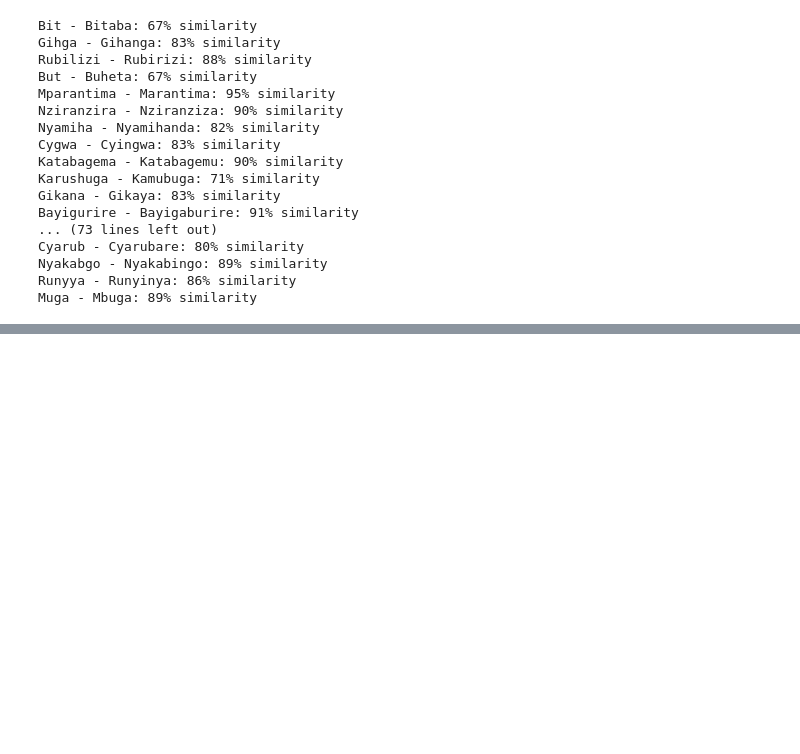
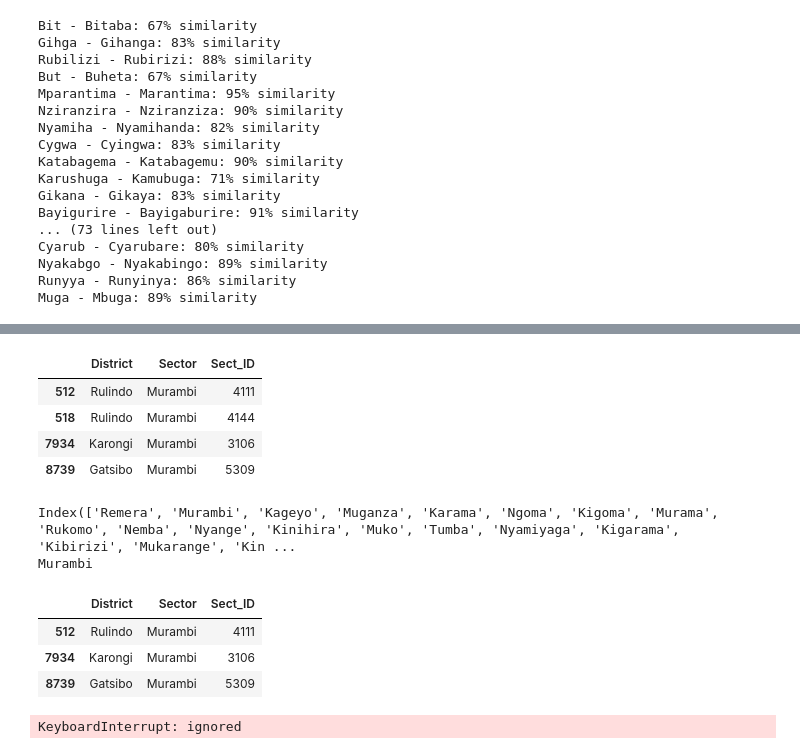
Before and after one commit to BloomTech-Labs/bridges-to-prosperity-ds-b, a Jupyter notebook: notebooks/Match_village_ids.ipynb, the cells around one changed output, grey strips where cells are left out. Drawn from its saved outputs; the diff is of its cells as text; code cells hidden in the pictures; blank space fills up the shorter version.

```diff
--- a/notebooks/Match_village_ids.ipynb
+++ b/notebooks/Match_village_ids.ipynb
@@ -528,0 +799,69 @@ df=df.replace({'Cell': {'Bit': 'Bitare',
+# %%
+# Assign IDs to sectors
+# create an ID key for the sector values
+sect_key = names_codes[['District','Sector','Sect_ID']].drop_duplicates('Sect_ID')
+
+cell_key = names_codes[['District','Sector','Cell','Sect_ID','Cell_ID']].drop_duplicates('Cell_ID')
+# %%
+sect_key[sect_key.Sector == 'Murambi']
+# %% [output]
+|  | District | Sector | Sect_ID |
+| 512 | Rulindo | Murambi | 4111 |
+| 518 | Rulindo | Murambi | 4144 |
+| 7934 | Karongi | Murambi | 3106 |
+| 8739 | Gatsibo | Murambi | 5309 |
+# %%
+# check if there are any duplicate sectors in a single district
+repeats = sect_key.Sector.value_counts()[:30]
+print(repeats.index)
+for x in repeats.index:
+  #print(sect_key[sect_key.Sector == x].District.value_counts())
+  r = sect_key[sect_key.Sector == x].District.value_counts()[0]
+  if  r > 1:
+    print(x)
+# %% [output]
+Index(['Remera', 'Murambi', 'Kageyo', 'Muganza', 'Karama', 'Ngoma', 'Kigoma', 'Murama', 'Rukomo', 'Nemba', 'Nyange', 'Kinihira', 'Muko', 'Tumba', 'Nyamiyaga', 'Kigarama', 'Kibirizi', 'Mukarange', 'Kin ...
+Murambi
+# %%
+# drop confusing/irrelevant duplicate marambi id
+sect_key = sect_key.drop(518)
+sect_key[sect_key.Sector == 'Murambi']
+# %% [output]
+|  | District | Sector | Sect_ID |
+| 512 | Rulindo | Murambi | 4111 |
+| 7934 | Karongi | Murambi | 3106 |
+| 8739 | Gatsibo | Murambi | 5309 |
+# %%
+# so now we've taken care of the instances where villscore1 > cellscore1
+# This function automatically identifies the cells in the given Sector and District and picks a name
+# that has a leveshtein ratio above 70. If there is none then it returns it to be fixed manually
+# Note: This function only covers the entries without a dash(-)
+
+for i in df.index:
+  x = df.Cell[i]
+  cellscore1, cellscore2, cellmatch1, cellmatch2, word = get_similar_hyphenated(x,gov_cell)
+  villscore1, villscore2, villmatch1, villmatch2, word = get_similar_hyphenated(x,gov_vill)
+
+  if 100 > cellscore1 and x is not "" and "-" not in x:
+
+    # search the dataset by district and sector, then loop through the cell values and pick whatever's closest above 70% simililarity
+    possible_rows = names_codes[names_codes['District']==df.District[i]][names_codes['Sector']==df.Sector[i]]
+    unique_possible_cells = possible_rows['Cell'].unique()
+    high = 0
+    hiword = ""
+    for cell in unique_possible_cells:
+      score = fuzz.ratio(cell, x)
+      if score > high:
+        high = score
+        hiword = cell
+
+    if high > 70:
+      df.loc[i, 'Cell'] = hiword
+
+    else:
+      print(i)
+      print( f'{word} - {hiword}: {high}% similarity')
+
+  #elif
+# %% [output]
+KeyboardInterrupt: ignored
```
Also changed, not shown: parts of 26 cells of this notebook.
